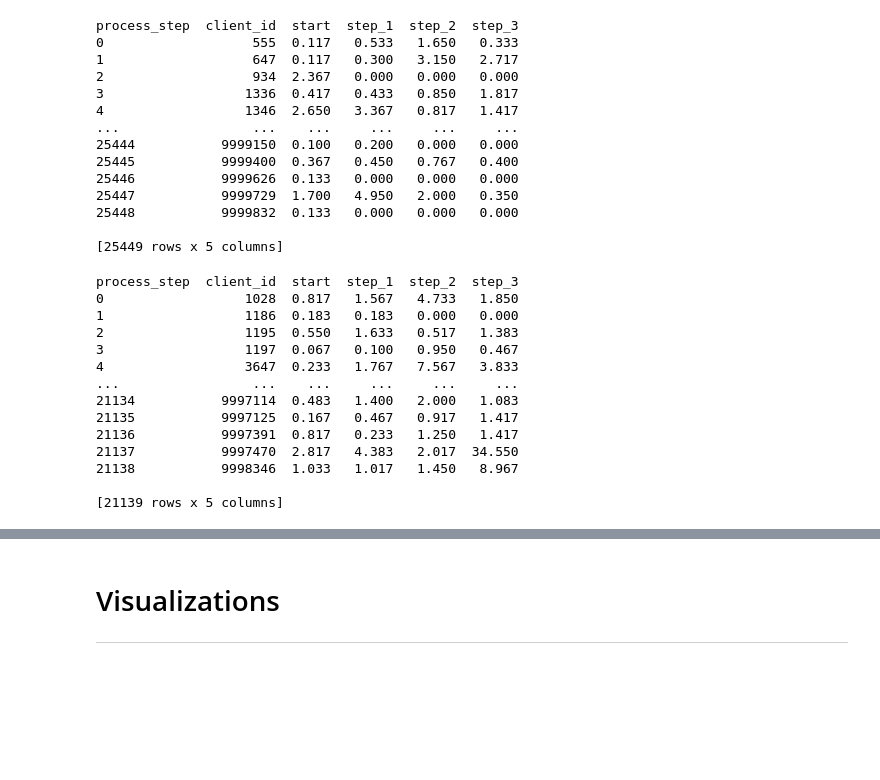
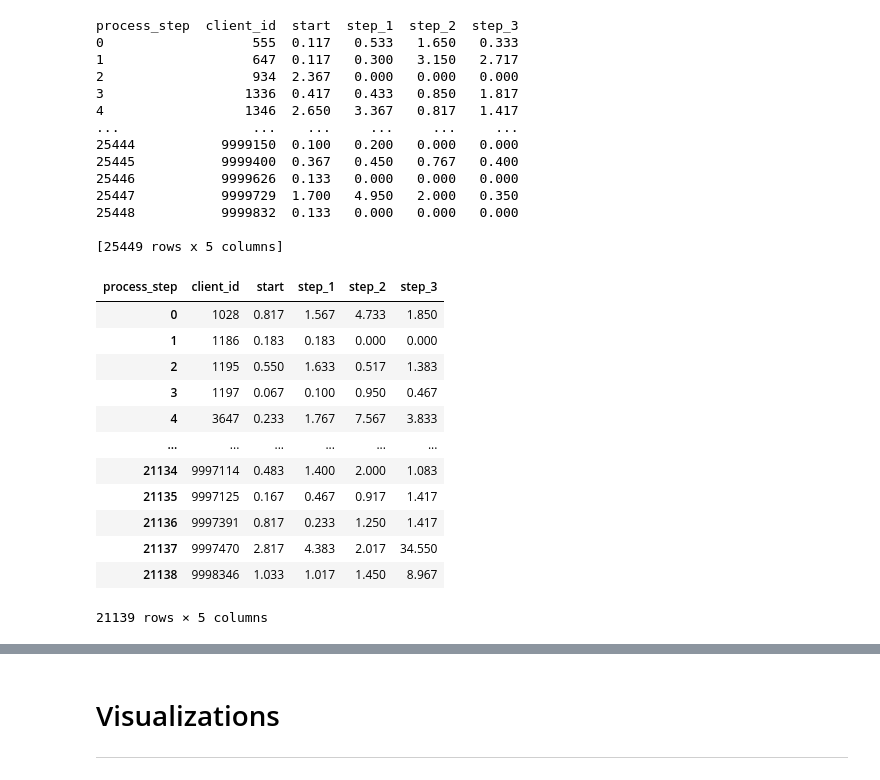
Before and after one commit to DarceeAnne/Vanguard_Investment_AB_Testing, a Jupyter notebook: Vanguard_Investment_AB_Testing.ipynb, the cells around one changed output, grey strips where cells are left out. Drawn from its saved outputs; the diff is of its cells as text; code cells hidden in the pictures; blank space fills up the shorter version.

```diff
--- a/Vanguard_Investment_AB_Testing.ipynb
+++ b/Vanguard_Investment_AB_Testing.ipynb
@@ -1856,31 +1860,30 @@ process_step  client_id  start  step_1  step_2  step_3
 # %%
 #creating df for control group which sums the time spent per step per client
 
 # Pivot the DataFrame to get time spent on each step as separate columns
 control_group_time_spent_per_step_per_client = grouped_df_cg.pivot_table(index='client_id', columns='process_step', values='time_spent_on_step(min)', aggfunc='sum')
 
 # Fill NaN values with 0
 control_group_time_spent_per_step_per_client = control_group_time_spent_per_step_per_client.fillna(0)
 
 # Reset index to make 'client_id' a column
 control_group_time_spent_per_step_per_client.reset_index(inplace=True)
 
 control_group_time_spent_per_step_per_client.drop(columns=['confirm'], inplace=True)
 
 # Display the resulting DataFrame
-print(control_group_time_spent_per_step_per_client)
+display(control_group_time_spent_per_step_per_client)
 # %% [output]
+| process_step | client_id | start | step_1 | step_2 | step_3 |
+| 0 | 1028 | 0.817 | 1.567 | 4.733 | 1.850 |
+| 1 | 1186 | 0.183 | 0.183 | 0.000 | 0.000 |
+| 2 | 1195 | 0.550 | 1.633 | 0.517 | 1.383 |
+| 3 | 1197 | 0.067 | 0.100 | 0.950 | 0.467 |
+| 4 | 3647 | 0.233 | 1.767 | 7.567 | 3.833 |
+| ... | ... | ... | ... | ... | ... |
+| 21134 | 9997114 | 0.483 | 1.400 | 2.000 | 1.083 |
+| 21135 | 9997125 | 0.167 | 0.467 | 0.917 | 1.417 |
+| 21136 | 9997391 | 0.817 | 0.233 | 1.250 | 1.417 |
+| 21137 | 9997470 | 2.817 | 4.383 | 2.017 | 34.550 |
+| 21138 | 9998346 | 1.033 | 1.017 | 1.450 | 8.967 |
-process_step  client_id  start  step_1  step_2  step_3
-0                  1028  0.817   1.567   4.733   1.850
-1                  1186  0.183   0.183   0.000   0.000
-2                  1195  0.550   1.633   0.517   1.383
-3                  1197  0.067   0.100   0.950   0.467
-4                  3647  0.233   1.767   7.567   3.833
-...                 ...    ...     ...     ...     ...
-21134           9997114  0.483   1.400   2.000   1.083
-21135           9997125  0.167   0.467   0.917   1.417
-21136           9997391  0.817   0.233   1.250   1.417
-21137           9997470  2.817   4.383   2.017  34.550
-21138           9998346  1.033   1.017   1.450   8.967
-
-[21139 rows x 5 columns]
+21139 rows × 5 columns
```
Also changed, not shown: parts of 8 cells of this notebook.
